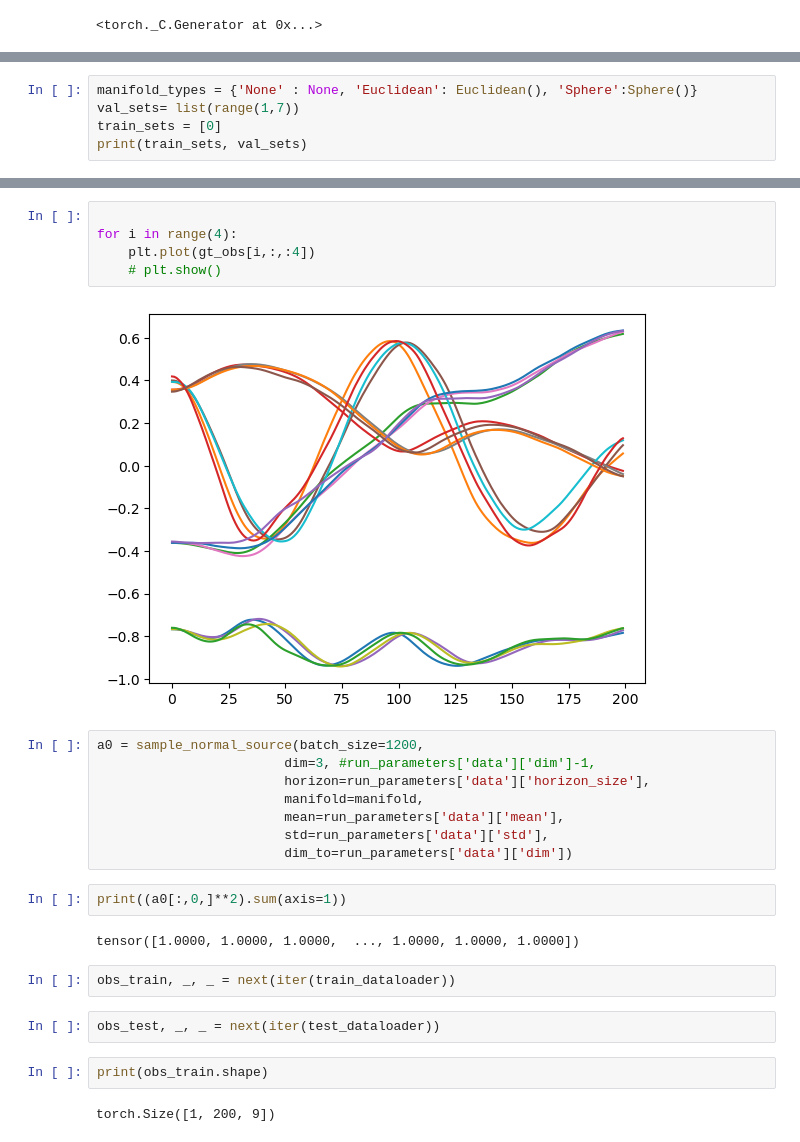
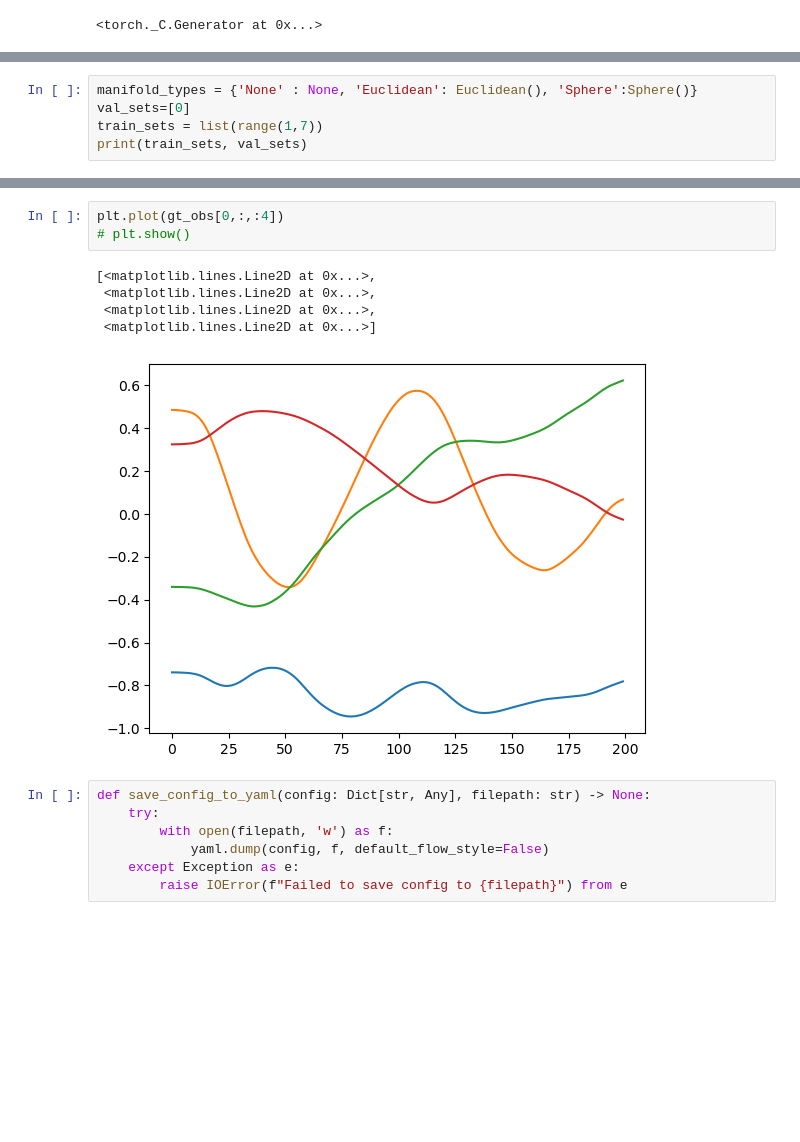
Before and after one commit to Stanpie3/Geometric-Flow-Matching, a Jupyter notebook: quarenion.ipynb, the cells around one changed output, grey strips where cells are left out. Drawn from its saved outputs; the diff is of its cells as text; blank space fills up the shorter version.

```diff
--- a/quarenion.ipynb
+++ b/quarenion.ipynb
@@ -53,7 +53,7 @@ run_parameters
  'scheduler': {'step': 10000, 'gamma': 0.5}}
 # %%
 manifold_types = {'None' : None, 'Euclidean': Euclidean(), 'Sphere':Sphere()}
-val_sets= list(range(1,7))
-train_sets = [0]
+val_sets=[0]
+train_sets = list(range(1,7))
 print(train_sets, val_sets)
 # %% [output]
@@ -109,27 +109,16 @@ torch.Size([4, 200, 9])
 # %%
-
-for i in range(4):
-    plt.plot(gt_obs[i,:,:4])
-    # plt.show()
+plt.plot(gt_obs[0,:,:4])
+# plt.show()
 # %% [output]
+[<matplotlib.lines.Line2D at 0x...>,
+ <matplotlib.lines.Line2D at 0x...>,
+ <matplotlib.lines.Line2D at 0x...>,
+ <matplotlib.lines.Line2D at 0x...>]
-[figure, old version]
+[figure, new version]
-# %%
-a0 = sample_normal_source(batch_size=1200,
-                        dim=3, #run_parameters['data']['dim']-1,
-                        horizon=run_parameters['data']['horizon_size'],
-                        manifold=manifold,
-                        mean=run_parameters['data']['mean'],
-                        std=run_parameters['data']['std'],
-                        dim_to=run_parameters['data']['dim'])
-# %%
-print((a0[:,0,]**2).sum(axis=1))
-# %% [output]
-tensor([1.0000, 1.0000, 1.0000,  ..., 1.0000, 1.0000, 1.0000])
-# %%
-obs_train, _, _ = next(iter(train_dataloader))
-# %%
-obs_test, _, _ = next(iter(test_dataloader))
-# %%
-print(obs_train.shape)
-# %% [output]
-torch.Size([1, 200, 9])
+# %%
+def save_config_to_yaml(config: Dict[str, Any], filepath: str) -> None:
+    try:
+        with open(filepath, 'w') as f:
+            yaml.dump(config, f, default_flow_style=False)
+    except Exception as e:
+        raise IOError(f"Failed to save config to {filepath}") from e
```
Also changed, not shown: parts of 13 cells of this notebook, 12 other files.
